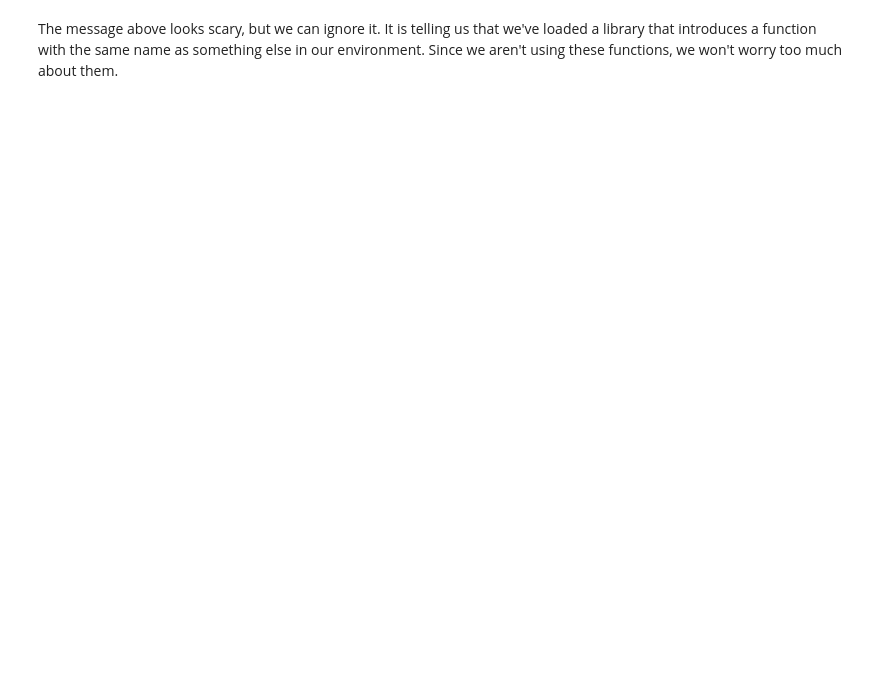
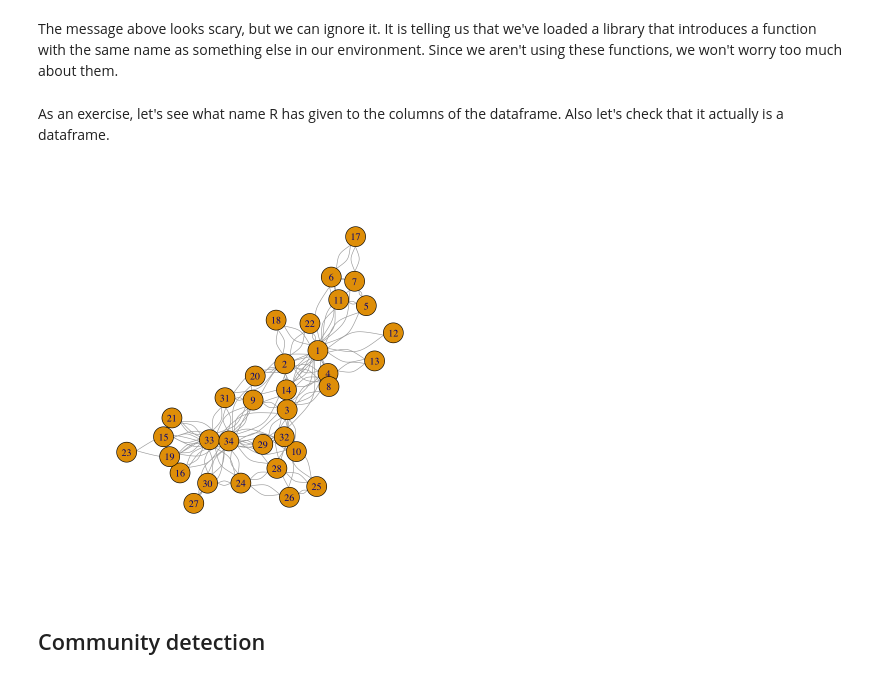
Before and after one commit to surveygraph/surveygraph-tutorials, a Jupyter notebook: introduction-R-graphs.ipynb, the cells around one changed output. Cells and saved outputs as stored; diff of their text form; code cells hidden in the pictures; blank space fills up the shorter version.

Commit message:
add text to tutorials

```diff
--- a/introduction-R-graphs.ipynb
+++ b/introduction-R-graphs.ipynb
@@ -230,3 +252,7 @@ Provided a graph in one format it is straightforward to map to another. We will
 library("igraph")
 # %% [markdown]
 The message above looks scary, but we can ignore it. It is telling us that we've loaded a library that introduces a function with the same name as something else in our environment. Since we aren't using these functions, we won't worry too much about them.
+# %%
+el2 <- read.csv("/Users/samuelunicomb/surveygraph-tutorials/zachary.csv")
+# %% [markdown]
+As an exercise, let's see what name R has given to the columns of the dataframe. Also let's check that it actually is a dataframe.
@@ -232,0 +263,10 @@ The message above looks scary, but we can ignore it. It is telling us that we've
+# %%
+Vinferred <- unique(c(el2$u, el2$v))
+
+g <- graph_from_data_frame(el2, vertices = Vinferred, directed=FALSE)
+# %%
+plot(g)
+# %% [output]
+[figure, added]
+# %% [markdown]
+## Community detection
```
Also changed, not shown: parts of 16 cells of this notebook.
